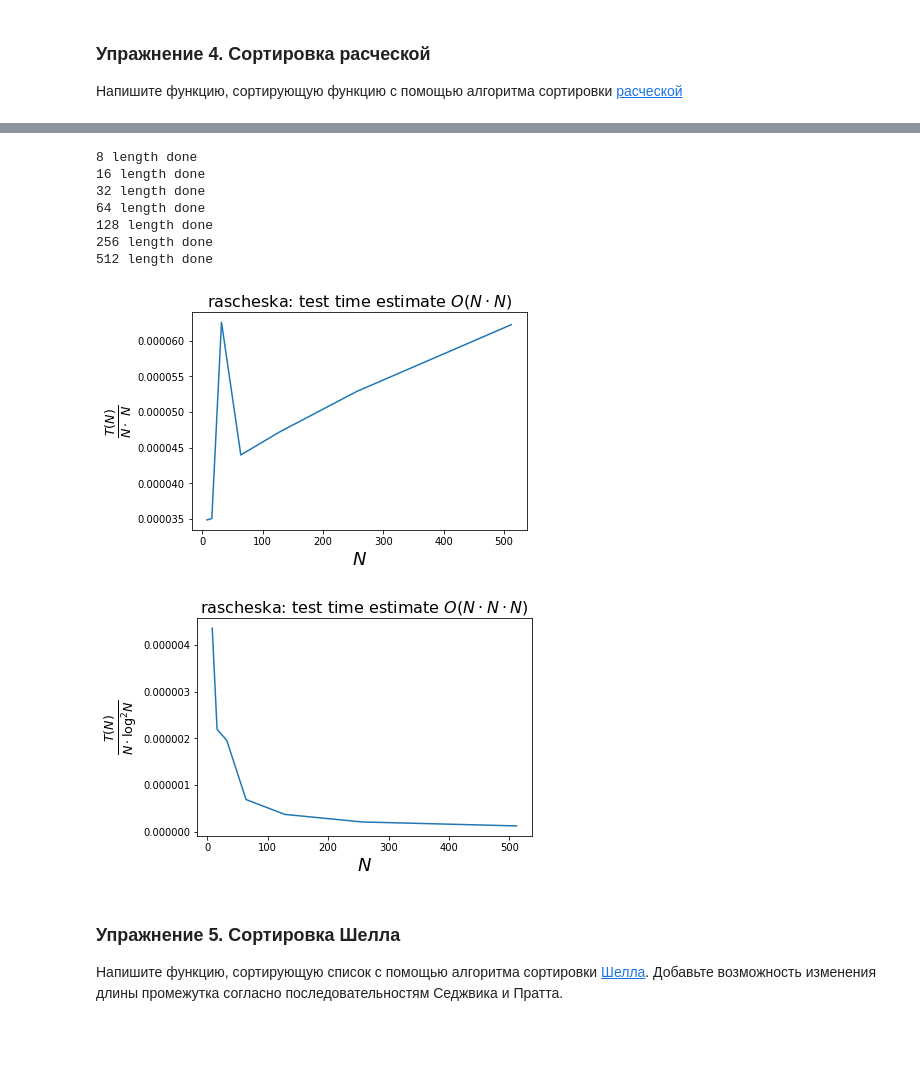
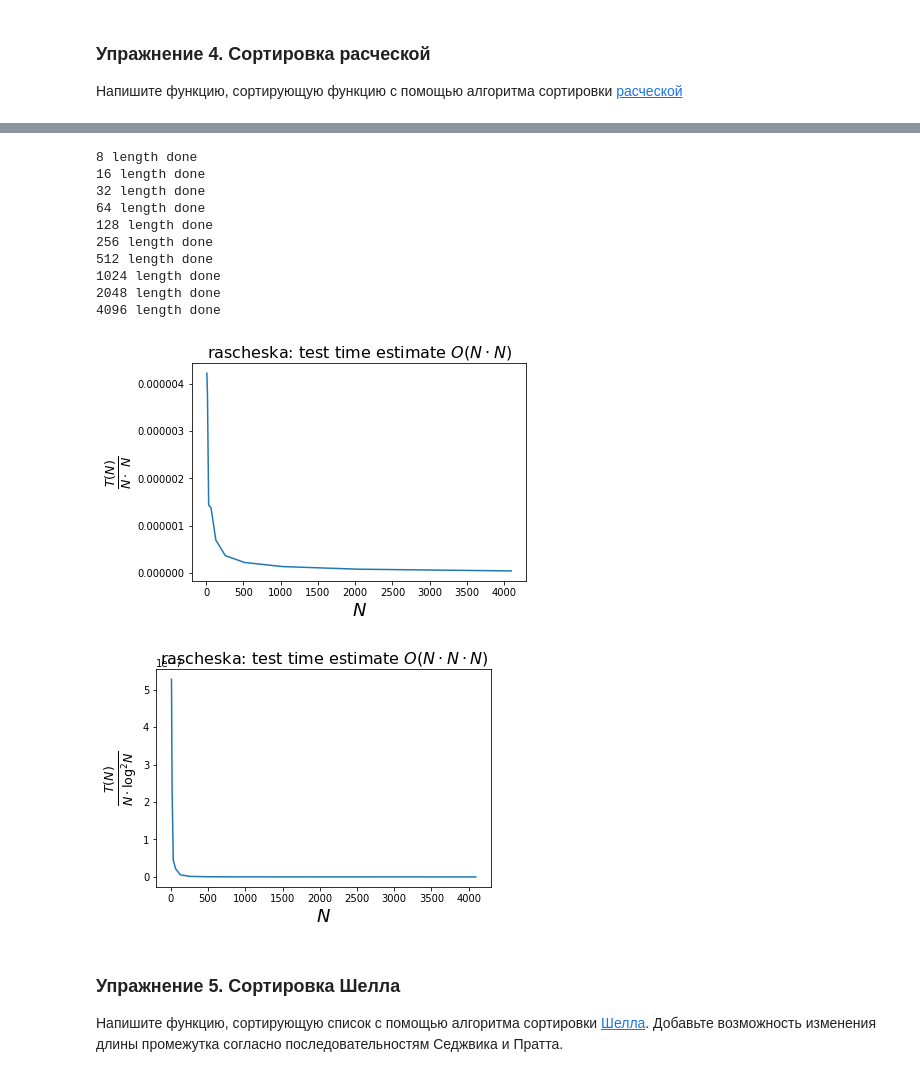
Before and after one commit to mipt-m06-803/lazarenkoLyubov, a Jupyter notebook: hw11.ipynb, the cells around one changed output, grey strips where cells are left out. Cells and saved outputs as stored; diff of their text form; code cells hidden in the pictures; blank space fills up the shorter version.

```diff
--- a/hw11.ipynb
+++ b/hw11.ipynb
@@ -68,13 +72,13 @@ for i in range(1, len(b)):
 # %%
 import random
 N = random.randint(10, 20)
-A = random.sample(range(100), N)
+# A = random.sample(range(100), N)
 # print(N)
 print(A)
-#A = [2,2,2,2]
+A = [2,2,2,2,2]
 quantity = 0
-for i in range(0,len(A)):
-    for j in range(i+1,len(A)):
+for i in range(0,len(A)-2):
+    for j in range(i+1,len(A)-1):
         for k in range(j+1,len(A)):
             #print(A[i],A[j],A[k])
             if (A[i]+A[j]-A[k])*(A[i]+A[k]-A[j])*(A[j]+A[k]-A[i]) > 0:
@@ -114,0 +118,13 @@ print(rascheska(a))
+# %%
+def rascheska(L):
+    step = len(L)
+    while step >= 1:
+        #print(step)
+        for idx in range(len(L)-step):
+            if L[idx] > L[idx+step]:
+                L[idx+step],L[idx] = L[idx],L[idx+step]
+        step = int(step//1.247)
+    return L
+
+a = [int(x) for x in input().split()]
+print(rascheska(a))
@@ -118,7 +145,7 @@ import math
 import matplotlib.pyplot as plt
 start = 8
 factor = 2
-num_points = 7
+num_points = 10
 num_repeats = 10
 N_min = start
 N_max = start * factor**(num_points - 1)
@@ -131,17 +158,14 @@ setup = """
 import random
 L=list(range(N))
 random.shuffle(L)
+
 def rascheska(L):
-    step = int(len(L)//1.247)
-    while step > 0:
-        for i in range(len(L)):
-            for idx,el in enumerate(L[1:len(L)-i]):
-                idx += 1
-                if L[idx] < L[idx-step]:
-                    L[idx-step],L[idx] = L[idx],L[idx-step]
-
+    step = len(L)
+    while step >= 1:
+        for idx in range(len(L)-step):
+            if L[idx] > L[idx+step]:
+                L[idx+step],L[idx] = L[idx],L[idx+step]
         step = int(step//1.247)
-
     return L
 """
 while N <= N_max:
@@ -161,35 +185,38 @@ while N <= N_max:
     N_list.append(N)
     T_list.append(T)
     n2_list.append(T / (N ** 2))
     n3_list.append(T / (N ** 3))
     print("{} length done".format(N))
     N *= factor
 
 plt.plot(N_list, n2_list)
 plt.xlabel(r"${N}$", fontsize=18)
 plt.ylabel(r"$\frac{T(N)}{N \cdot \ N}$", fontsize=18)
 plt.xscale("linear")
 plt.yscale("linear")
 plt.title('rascheska: test time estimate $O(N \cdot N)$', fontsize=16)
 plt.show()
 
 plt.plot(N_list, n3_list)
 plt.xlabel(r"${N}$", fontsize=18)
 plt.ylabel(r"$\frac{T(N)}{N \cdot \log^2 N}$", fontsize=18)
 plt.xscale('linear')
 plt.yscale('linear')
 plt.title('rascheska: test time estimate $O(N \cdot N \cdot N)$', fontsize=16)
 plt.show()
 # %% [output]
 8 length done
 16 length done
 32 length done
 64 length done
 128 length done
 256 length done
 512 length done
+1024 length done
+2048 length done
+4096 length done
-[figure, old version]
+[figure, new version]
-[figure, old version]
+[figure, new version]
 # %% [markdown]
 ### Упражнение 5. Сортировка Шелла
 
```
Also changed, not shown: parts of 7 cells of this notebook.
